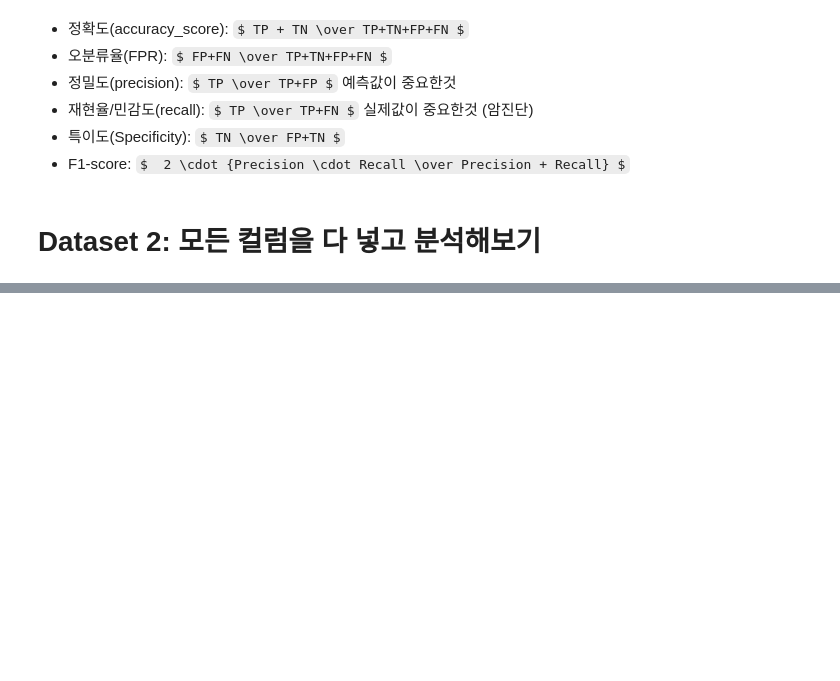
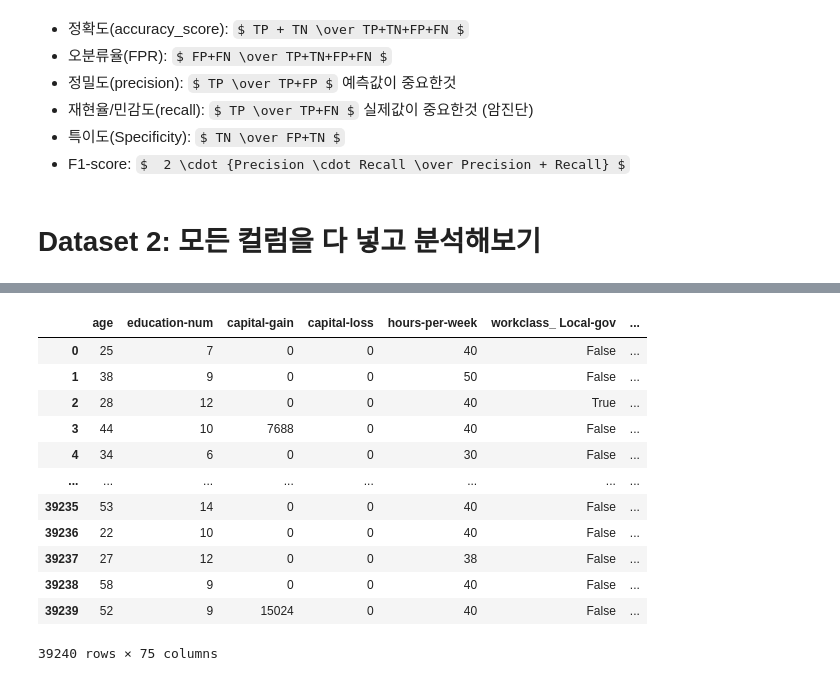
Before and after one commit to hyun111111/fintech_service_2nd, a Jupyter notebook: 05machine_learning/09지도학습_분류분석_연봉데이터_배깅_부스팅(내꺼).ipynb, the cells around one changed output, grey strips where cells are left out. Cells and saved outputs as stored; diff of their text form; code cells hidden in the pictures; some formulas as TeX source; blank space fills up the shorter version.

```diff
--- a/05machine_learning/09지도학습_분류분석_연봉데이터_배깅_부스팅(내꺼).ipynb
+++ b/05machine_learning/09지도학습_분류분석_연봉데이터_배깅_부스팅(내꺼).ipynb
@@ -1381,0 +1478,20 @@ NameError: name 'df2' is not defined
+# %%
+X3 = pd.get_dummies(df3,drop_first=True)
+y3 = X3['class_ >50K']
+X3 = X3.drop('class_ >50K', axis=1)
+# %%
+X3
+# %% [output]
+|  | age | education-num | capital-gain | capital-loss | hours-per-week | workclass_ Local-gov | ... |
+| 0 | 25 | 7 | 0 | 0 | 40 | False | ... |
+| 1 | 38 | 9 | 0 | 0 | 50 | False | ... |
+| 2 | 28 | 12 | 0 | 0 | 40 | True | ... |
+| 3 | 44 | 10 | 7688 | 0 | 40 | False | ... |
+| 4 | 34 | 6 | 0 | 0 | 30 | False | ... |
+| ... | ... | ... | ... | ... | ... | ... | ... |
+| 39235 | 53 | 14 | 0 | 0 | 40 | False | ... |
+| 39236 | 22 | 10 | 0 | 0 | 40 | False | ... |
+| 39237 | 27 | 12 | 0 | 0 | 38 | False | ... |
+| 39238 | 58 | 9 | 0 | 0 | 40 | False | ... |
+| 39239 | 52 | 9 | 15024 | 0 | 40 | False | ... |
+39240 rows × 75 columns
```
Also changed, not shown: parts of 44 cells of this notebook, 5 other files.
